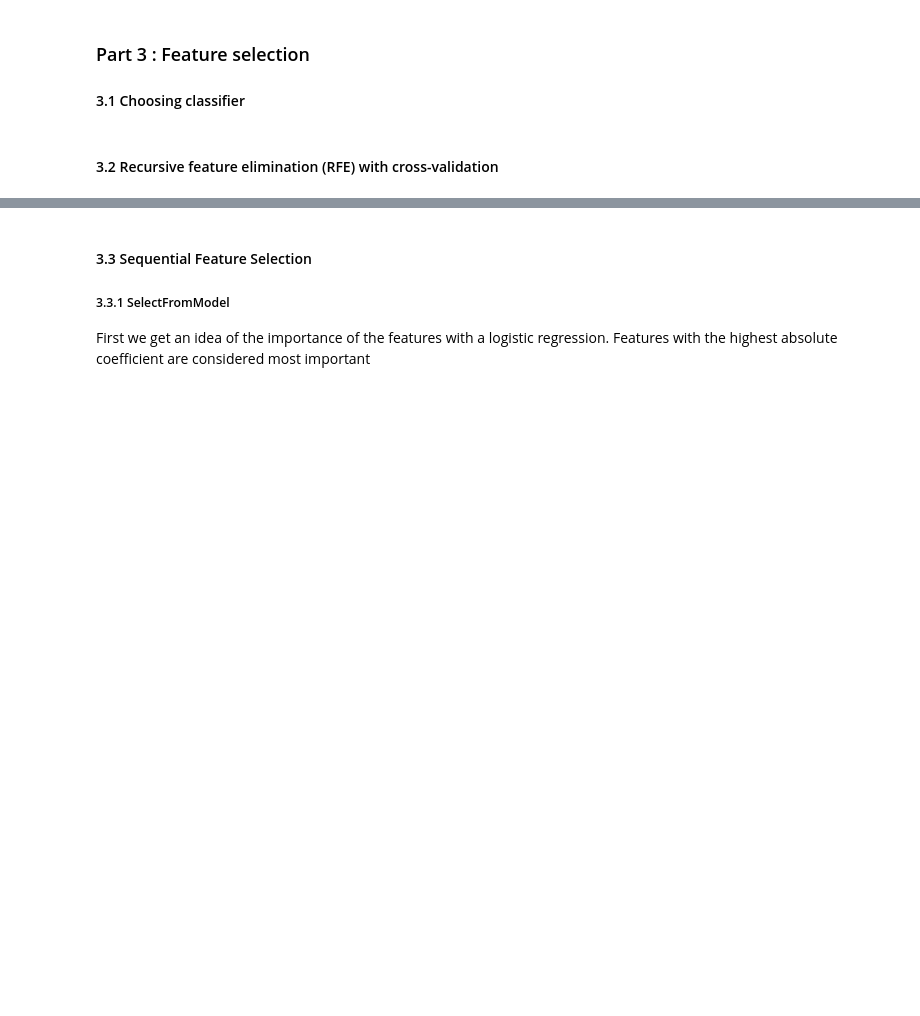
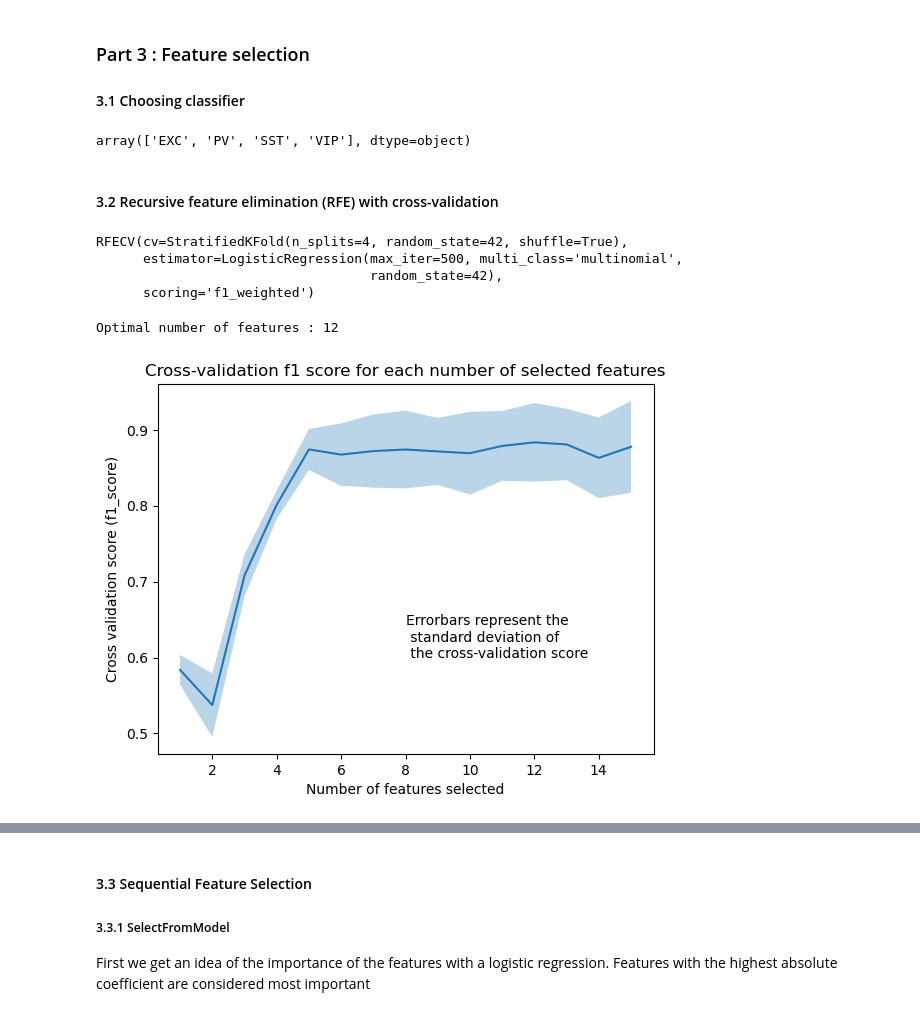
Before and after one commit to mariscoglio/bio482_cell_classifier, a Jupyter notebook: feature_selection.ipynb, the cells around one changed output, grey strips where cells are left out. Cells and saved outputs as stored; diff of their text form; code cells hidden in the pictures; blank space fills up the shorter version.

Commit message:
Finished feature selection

```diff
--- a/feature_selection.ipynb
+++ b/feature_selection.ipynb
@@ -34,0 +43,4 @@ from sklearn.tree import ExtraTreeClassifier
+# %%
+# Load from csv file
+data = pd.read_csv("data_ohe_scaled_constant_free_filled_withsex.csv")
+data.head()
@@ -38,13 +57,13 @@ from sklearn.tree import ExtraTreeClassifier
 We need train and test sets to be able to do feature selection using the sklearn models.
 # %%
 # Sepatate train and test data
-df_train, df_test = train_test_split(df, test_size=0.2, random_state=42)
+df_train, df_test = train_test_split(data, test_size=0.2, random_state=42)
 
 # Get X and y matrices for feature classification
-X_train = df_train.drop(columns=[""])
-y_train = df_train[""]
-X_test = df_test.drop(columns=[""])
-y_test = df_test[""]
+X_train = df_train.drop(columns=["cell_type"])
+y_train = df_train["cell_type"]
+X_test = df_test.drop(columns=["cell_type"])
+y_test = df_test["cell_type"]
 
 # Get feature names
 features = X_train.columns
@@ -53,11 +72,11 @@ features = X_train.columns
 #### 3.1 Choosing classifier
 # %%
 # Choosing the classifier
-classifier = LogisticRegression(max_iter = 500, multi_class="multinomial")
+classifier = LogisticRegression(max_iter = 500, multi_class="multinomial", random_state=42)
 name_classifier = 'LogisticRegression' # give the name of the classifier to save the file at the end
 
 # Choosing the minimum number of features so consider
-min_features_to_select = 15
+min_features_to_select = 1
 
 # List of other possible classifiers :
     # LogisticRegression(max_iter = 500, multi_class="ovr")
@@ -66,13 +85,22 @@ min_features_to_select = 15
     # NuSVC(kernel="linear")
     # DecisionTreeClassifier()
     # ExtraTreeClassifier()
+# %%
+y_train.unique()
+# %% [output]
+array(['EXC', 'PV', 'SST', 'VIP'], dtype=object)
 # %% [markdown]
 #### 3.2 Recursive feature elimination (RFE) with cross-validation
 # %%
 # Create the RFE object and compute a cross-validated score
 rfecv = RFECV(estimator=classifier,
               step=1,
-              cv=StratifiedKFold(4),
-              scoring='f1',
+              cv=StratifiedKFold(4, shuffle=True, random_state=42),
+              scoring='f1_weighted',
               min_features_to_select=min_features_to_select)
 rfecv.fit(X_train, y_train)
+# %% [output]
+RFECV(cv=StratifiedKFold(n_splits=4, random_state=42, shuffle=True),
+      estimator=LogisticRegression(max_iter=500, multi_class='multinomial',
+                                   random_state=42),
+      scoring='f1_weighted')
@@ -90,3 +107,22 @@ plt.show()
+# %%
+# Optimal number of features
+print("Optimal number of features : %d" % rfecv.n_features_)
+
+# Plot cross-validation scores with standard deviation for each number of features
+plt.figure()
+sns.lineplot(x=np.arange(min_features_to_select, len(rfecv.cv_results_["mean_test_score"]) + min_features_to_select),
+         y= rfecv.cv_results_["mean_test_score"])
+lower_bound = rfecv.cv_results_["mean_test_score"] - rfecv.cv_results_["std_test_score"]
+upper_bound = rfecv.cv_results_["mean_test_score"] + rfecv.cv_results_["std_test_score"]
+plt.fill_between(np.arange(min_features_to_select, len(rfecv.cv_results_["mean_test_score"])+1), lower_bound, upper_bound, alpha=.3)
+plt.xlabel("Number of features selected")
+plt.ylabel("Cross validation score (f1_score)")
+plt.title("Cross-validation f1 score for each number of selected features")
+plt.text(8, 0.6, "Errorbars represent the \n standard deviation of \n the cross-validation score")
+plt.show()
+# %% [output]
+Optimal number of features : 12
+[figure, added]
 # %%
 # See feature ranking
 df_rfecv = pd.DataFrame(list(zip(features, rfecv.ranking_)), columns =['Feature', 'Rank']).sort_values(by='Rank')
```
Also changed, not shown: parts of 16 cells of this notebook.
